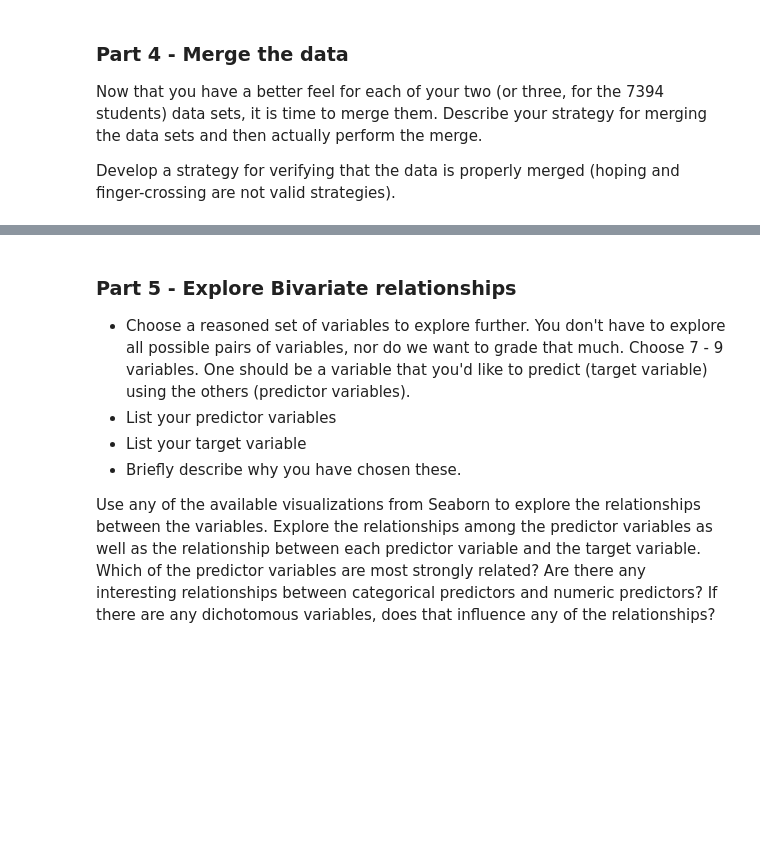
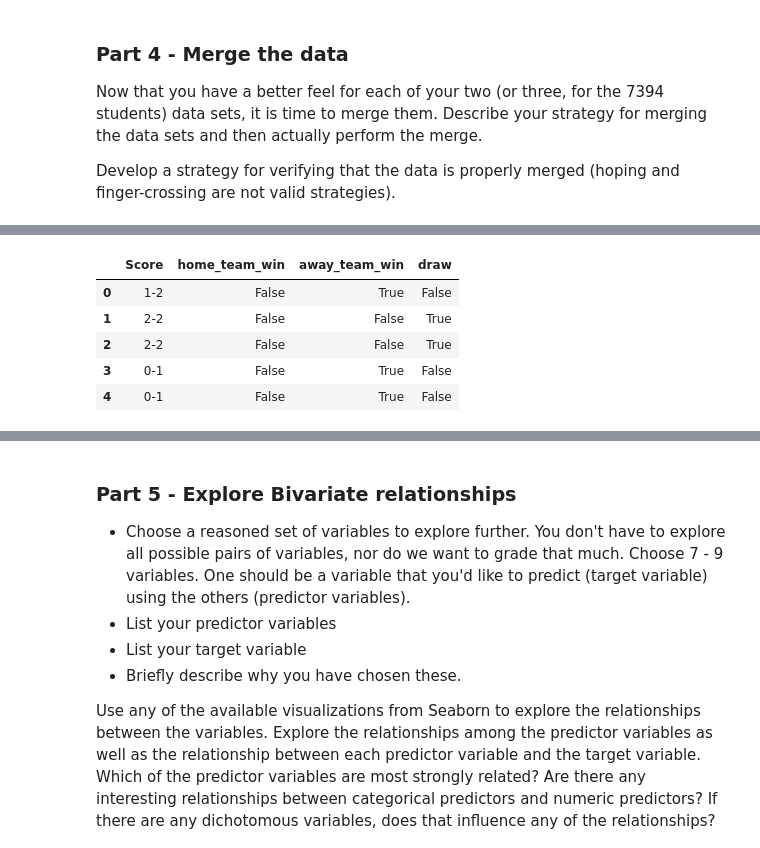
Before and after one commit to sofiamurillosanchez/CS5394-Project2, a Jupyter notebook: Project02.ipynb, the cells around one changed output, grey strips where cells are left out. Drawn from its saved outputs; the diff is of its cells as text; code cells hidden in the pictures; blank space fills up the shorter version.

```diff
--- a/Project02.ipynb
+++ b/Project02.ipynb
@@ -378,0 +393,3 @@ Before we dive into our formal merging strategy, we had to take a few key things
+# %%
+df_orig = original_data.loc[original_data.league.isin(['english', 'german', 'spanish'])]
+df_addition = additional_data.loc[additional_data.League.isin(['Premier League', 'La Liga', 'Bundesliga'])]
@@ -378,0 +533,13 @@ Before we dive into our formal merging strategy, we had to take a few key things
+# %%
+# Add booleans for wins, losses, and draws based on the original dataset
+df_orig['home_team_win'] = df_orig['Home Team Goals Scored'] > df_orig['Away Team Goals Scored']
+df_orig['away_team_win'] = df_orig['Home Team Goals Scored'] < df_orig['Away Team Goals Scored']
+df_orig['draw'] = df_orig['Home Team Goals Scored'] == df_orig['Away Team Goals Scored']
+df_orig[['Score', 'home_team_win', 'away_team_win', 'draw']].head()
+# %% [output]
+|  | Score | home_team_win | away_team_win | draw |
+| 0 | 1-2 | False | True | False |
+| 1 | 2-2 | False | False | True |
+| 2 | 2-2 | False | False | True |
+| 3 | 0-1 | False | True | False |
+| 4 | 0-1 | False | True | False |
```
Also changed, not shown: parts of 31 cells of this notebook.
